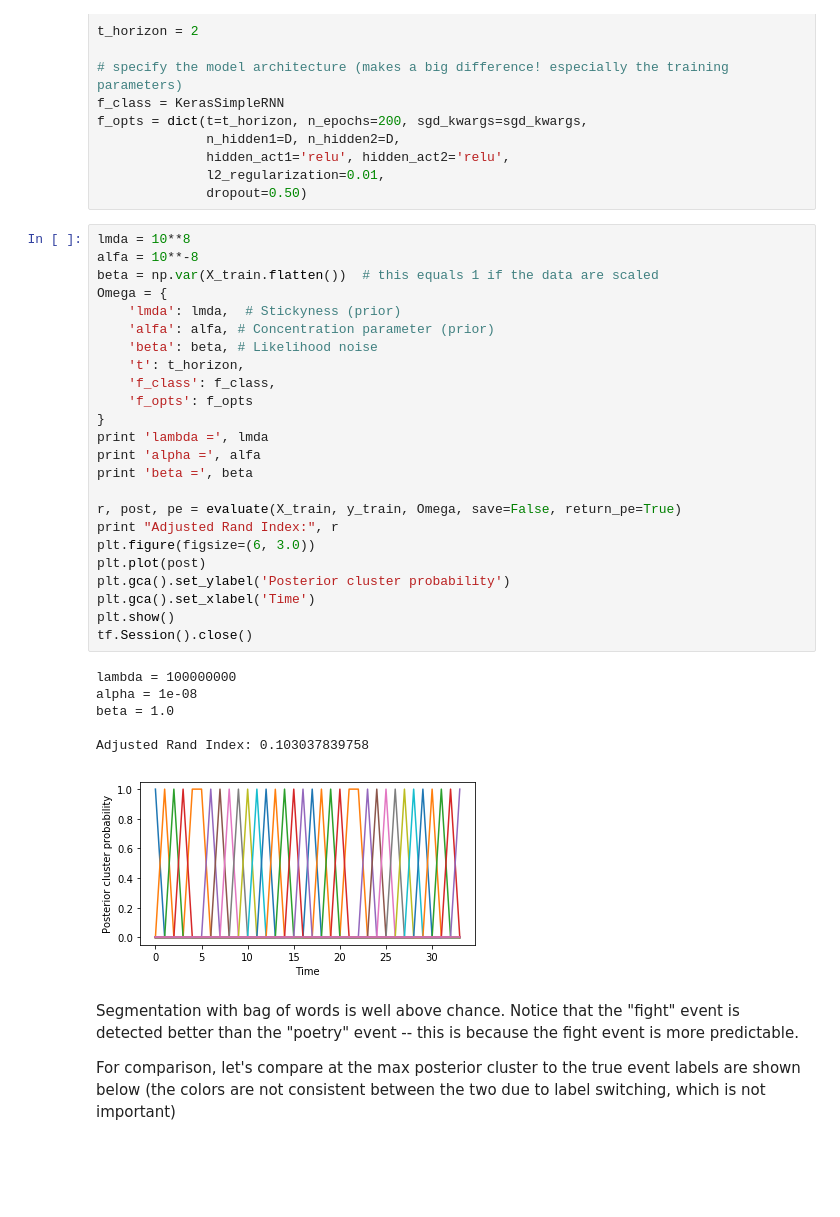
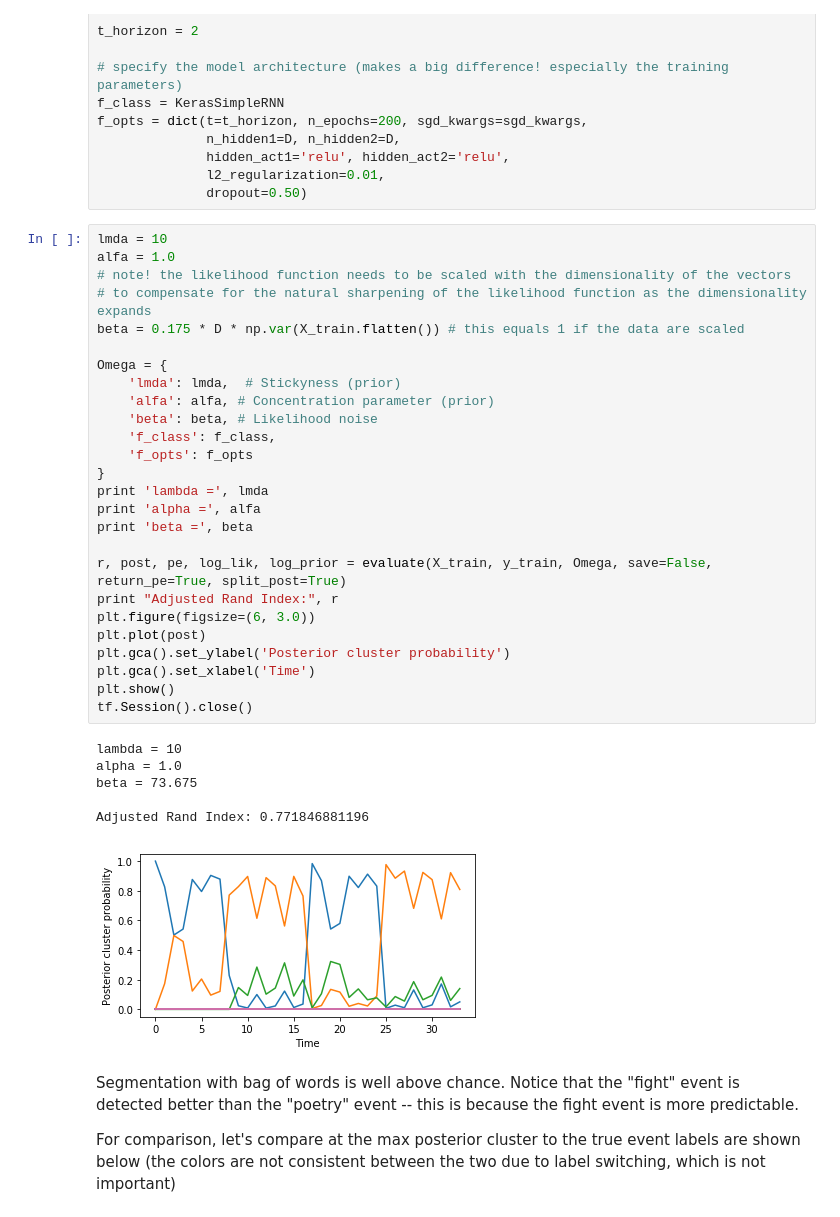
Before and after one commit to nicktfranklin/SEM_paper_simulations, a Jupyter notebook: Demo - Coffee shop world (toy version, bag of words).ipynb, the cells around one changed output. Cells and saved outputs as stored; diff of their text form; blank space fills up the shorter version.

Commit message:
updated demos, changed the noise parameter to a function of the size of the embedding space

```diff
--- a/Demo - Coffee shop world (toy version, bag of words).ipynb
+++ b/Demo - Coffee shop world (toy version, bag of words).ipynb
@@ -179,36 +179,38 @@ f_opts = dict(t=t_horizon, n_epochs=200, sgd_kwargs=sgd_kwargs,
               l2_regularization=0.01,
               dropout=0.50)
 # %%
-lmda = 10**8
-alfa = 10**-8
-beta = np.var(X_train.flatten())  # this equals 1 if the data are scaled
+lmda = 10
+alfa = 1.0
+# note! the likelihood function needs to be scaled with the dimensionality of the vectors
+# to compensate for the natural sharpening of the likelihood function as the dimensionality expands
+beta = 0.175 * D * np.var(X_train.flatten()) # this equals 1 if the data are scaled
+
 Omega = {
     'lmda': lmda,  # Stickyness (prior)
     'alfa': alfa, # Concentration parameter (prior)
     'beta': beta, # Likelihood noise
-    't': t_horizon,
     'f_class': f_class,
     'f_opts': f_opts
 }
 print 'lambda =', lmda
 print 'alpha =', alfa
 print 'beta =', beta
 
-r, post, pe = evaluate(X_train, y_train, Omega, save=False, return_pe=True)
+r, post, pe, log_lik, log_prior = evaluate(X_train, y_train, Omega, save=False, return_pe=True, split_post=True)
 print "Adjusted Rand Index:", r
 plt.figure(figsize=(6, 3.0))
 plt.plot(post)
 plt.gca().set_ylabel('Posterior cluster probability')
 plt.gca().set_xlabel('Time')
 plt.show()
 tf.Session().close()
 # %% [output]
-lambda = 100000000
-alpha = 1e-08
-beta = 1.0
+lambda = 10
+alpha = 1.0
+beta = 73.675
 
-Adjusted Rand Index: 0.103037839758
+Adjusted Rand Index: 0.771846881196
-[figure, old version]
+[figure, new version]
 # %% [markdown]
 Segmentation with bag of words is well above chance. Notice that the "fight" event is detected better than the "poetry" event -- this is because the fight event is more predictable.
 
```
Also changed, not shown: parts of 6 cells of this notebook, 2 other files.
